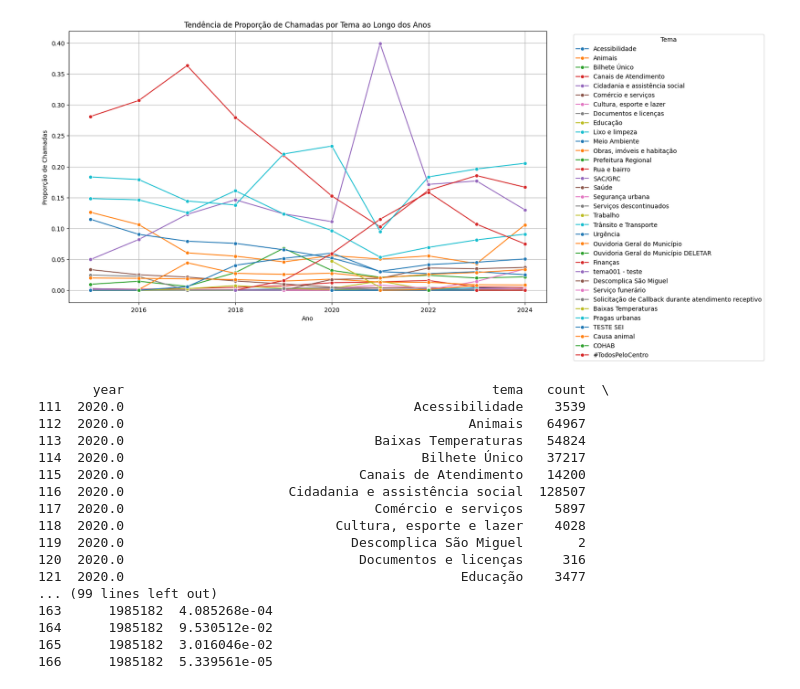
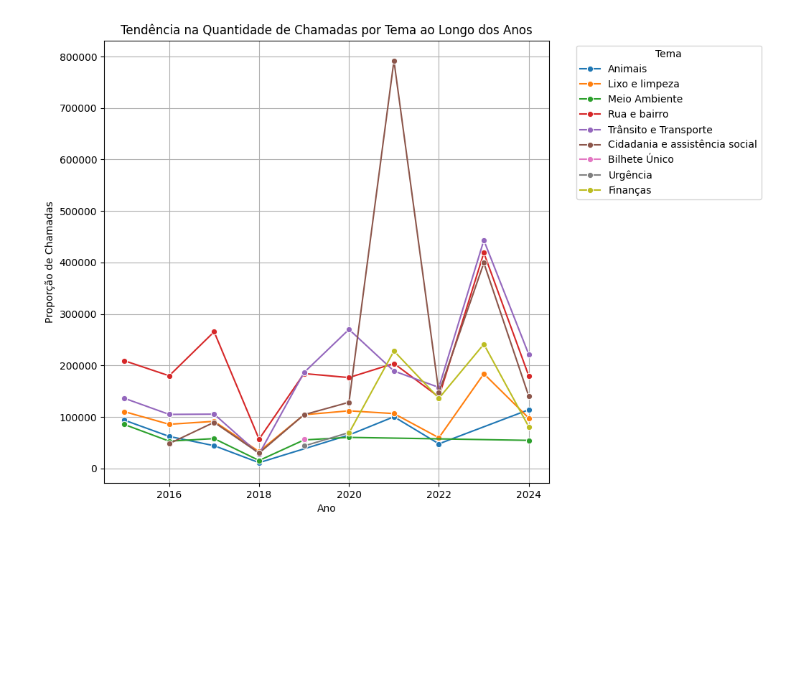
Before and after one commit to masterkey-07/prob-stat-sp156-analysis, a Jupyter notebook: all.ipynb, the cells around one changed output. Saved outputs shown, nothing was run; the diff lists cells and outputs as text; code cells hidden in the pictures; blank space fills up the shorter version.

```diff
--- a/all.ipynb
+++ b/all.ipynb
@@ -11,62 +51,49 @@ alldata = pd.read_csv('./data/final/all_data.csv', sep=';', chunksize=5e5)
+# %%
+import pandas as pd
+import matplotlib.pyplot as plt
+import seaborn as sns
+
+aggregated_data = pd.DataFrame()
+
+# Lendo o CSV em chunks
+for chunk in pd.read_csv('./data/final/all_data.csv', chunksize=5e5, sep=';', parse_dates=['data de abertura']):
+    # Extraindo o ano
+    chunk['year'] = chunk['data de abertura'].dt.year
+
+    # Contando o número de ocorrências de cada tema por ano no chunk
+    chunk_count = chunk.groupby(['year', 'tema', 'assunto', 'servico']).size().reset_index(name='count')
+
+    # Acumulando os resultados
+    aggregated_data = pd.concat([aggregated_data, chunk_count], ignore_index=True)
 # %%
-import pandas as pd
-import matplotlib.pyplot as plt
-import seaborn as sns
-
-aggregated_data = pd.DataFrame()
-
-# Lendo o CSV em chunks
-for chunk in pd.read_csv('./data/final/all_data.csv', chunksize=5e5, sep=';', parse_dates=['data de abertura']):
-    # Extraindo o ano
-    chunk['year'] = chunk['data de abertura'].dt.year
-
-    # Contando o número de ocorrências de cada tema por ano no chunk
-    chunk_count = chunk.groupby(['year', 'tema']).size().reset_index(name='count')
-
-    # Acumulando os resultados
-    aggregated_data = pd.concat([aggregated_data, chunk_count], ignore_index=True)
 
 # Agrupando os dados agregados para somar as contagens por tema e ano
 final_count_data = aggregated_data.groupby(['year', 'tema']).sum().reset_index()
 
 # Calculando a proporção de chamadas de cada tema em relação ao total de chamadas no ano
 total_per_year = final_count_data.groupby('year')['count'].sum().reset_index(name='total_count')
 final_count_data = final_count_data.merge(total_per_year, on='year')
+
+
 final_count_data['proportion'] = final_count_data['count'] / final_count_data['total_count']
 
-# Filtrando os dados para 2020 e 2021
-recent_years = final_count_data[final_count_data['year'].isin([2020, 2021])]
+final_count_data = final_count_data[final_count_data['proportion'] >= 0.05]
+
+# # Filtrando os dados para 2020 e 2021
+# recent_years = final_count_data[final_count_data['year'].isin([2020, 2021])]
 
 # Plotando a tendência de proporção de temas ao longo dos anos
-plt.figure(figsize=(14, 8))
-sns.lineplot(data=final_count_data, x='year', y='proportion', hue='tema', marker='o', palette='tab10')
-plt.title('Tendência de Proporção de Chamadas por Tema ao Longo dos Anos')
+plt.figure(figsize=(8, 8))
+sns.lineplot(data=final_count_data, x='year', y='count', hue='tema', marker='o')
+plt.title('Tendência na Quantidade de Chamadas por Tema ao Longo dos Anos')
 plt.xlabel('Ano')
 plt.ylabel('Proporção de Chamadas')
 plt.grid(True)
 plt.legend(title='Tema', bbox_to_anchor=(1.05, 1), loc='upper left')
 plt.show()
 
-print(recent_years)
 
 # Exemplo de uso
 # trending_themes = detect_trending_themes_from_chunks('path_to_your_large_csv_file.csv')
 # %% [output]
-[figure, old version]
+[figure, new version]
-       year                                               tema   count  \
-111  2020.0                                     Acessibilidade    3539
-112  2020.0                                            Animais   64967
-113  2020.0                                Baixas Temperaturas   54824
-114  2020.0                                      Bilhete Único   37217
-115  2020.0                              Canais de Atendimento   14200
-116  2020.0                     Cidadania e assistência social  128507
-117  2020.0                                Comércio e serviços    5897
-118  2020.0                           Cultura, esporte e lazer    4028
-119  2020.0                             Descomplica São Miguel       2
-120  2020.0                              Documentos e licenças     316
-121  2020.0                                           Educação    3477
-... (99 lines left out)
-163      1985182  4.085268e-04
-164      1985182  9.530512e-02
-165      1985182  3.016046e-02
-166      1985182  5.339561e-05
```
Also changed, not shown: parts of 3 cells of this notebook, 3 other files.
